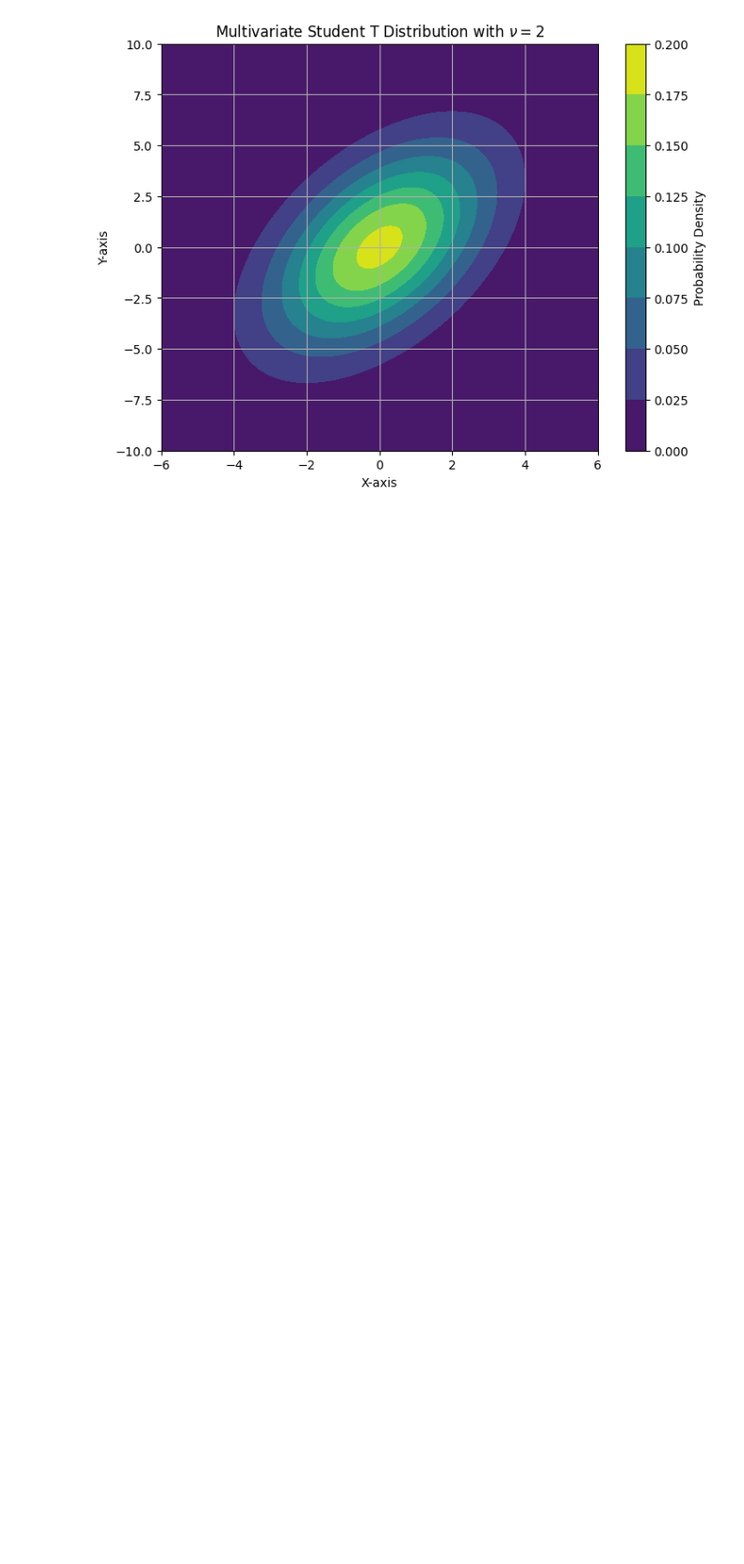
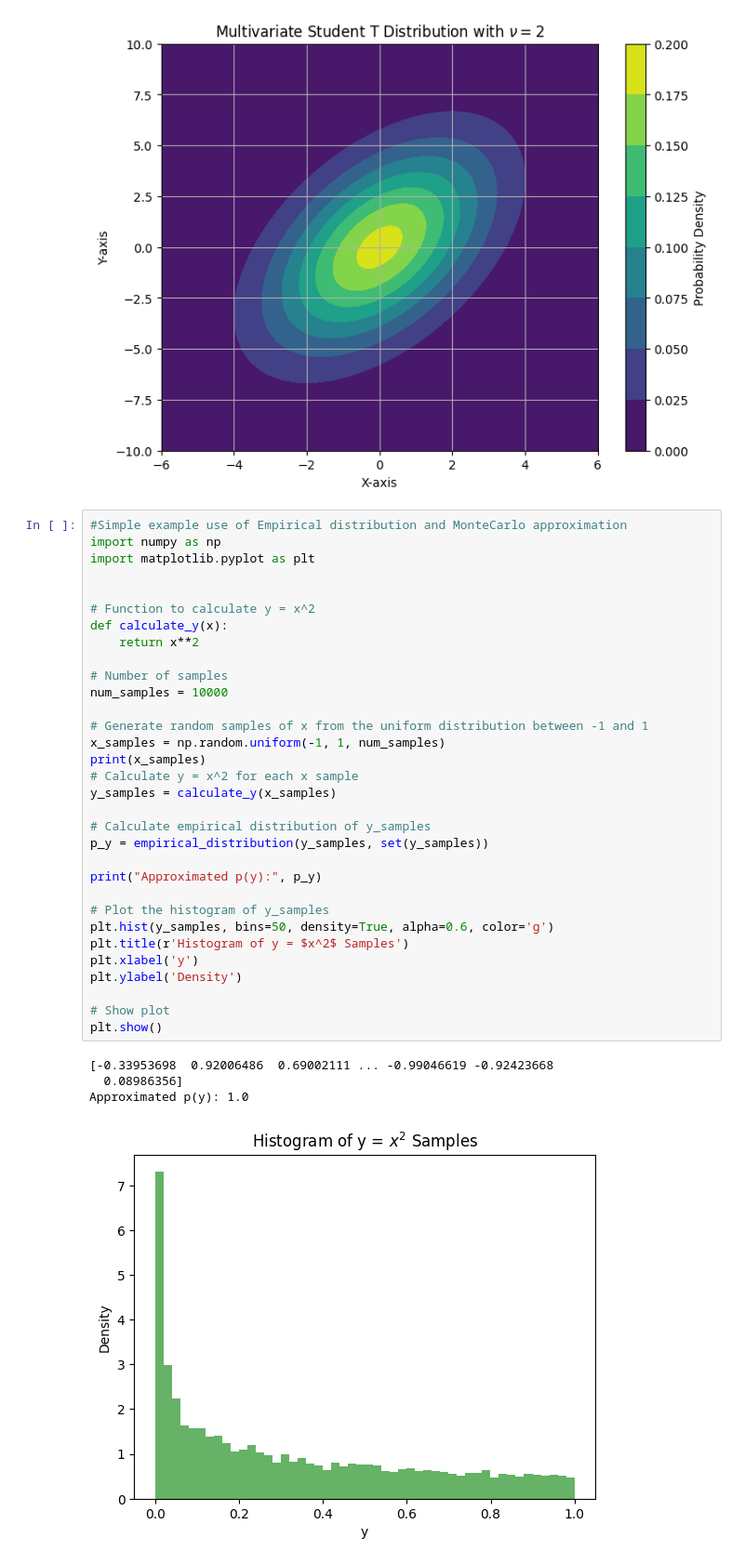
Before and after one commit to cherifseye/CogniCraft, a Jupyter notebook: probablity/examples.ipynb, the cells around one changed output. Shown: that part at 93% size. Drawn from its saved outputs; the diff is of its cells as text; blank space fills up the shorter version.

Commit message:
Adding distributions example: MonteCarlo -Emprical Distribution

```diff
--- a/probablity/examples.ipynb
+++ b/probablity/examples.ipynb
@@ -205,3 +205,40 @@ plt.grid(True)
 plt.show()
 # %% [output]
 [figure]
+# %%
+#Simple example use of Empirical distribution and MonteCarlo approximation
+import numpy as np
+import matplotlib.pyplot as plt
+
+
+# Function to calculate y = x^2
+def calculate_y(x):
+    return x**2
+
+# Number of samples
+num_samples = 10000
+
+# Generate random samples of x from the uniform distribution between -1 and 1
+x_samples = np.random.uniform(-1, 1, num_samples)
+print(x_samples)
+# Calculate y = x^2 for each x sample
+y_samples = calculate_y(x_samples)
+
+# Calculate empirical distribution of y_samples
+p_y = empirical_distribution(y_samples, set(y_samples))
+
+print("Approximated p(y):", p_y)
+
+# Plot the histogram of y_samples
+plt.hist(y_samples, bins=50, density=True, alpha=0.6, color='g')
+plt.title(r'Histogram of y = $x^2$ Samples')
+plt.xlabel('y')
+plt.ylabel('Density')
+
+# Show plot
+plt.show()
+# %% [output]
+[-0.33953698  0.92006486  0.69002111 ... -0.99046619 -0.92423668
+  0.08986356]
+Approximated p(y): 1.0
+[figure, added]
```
